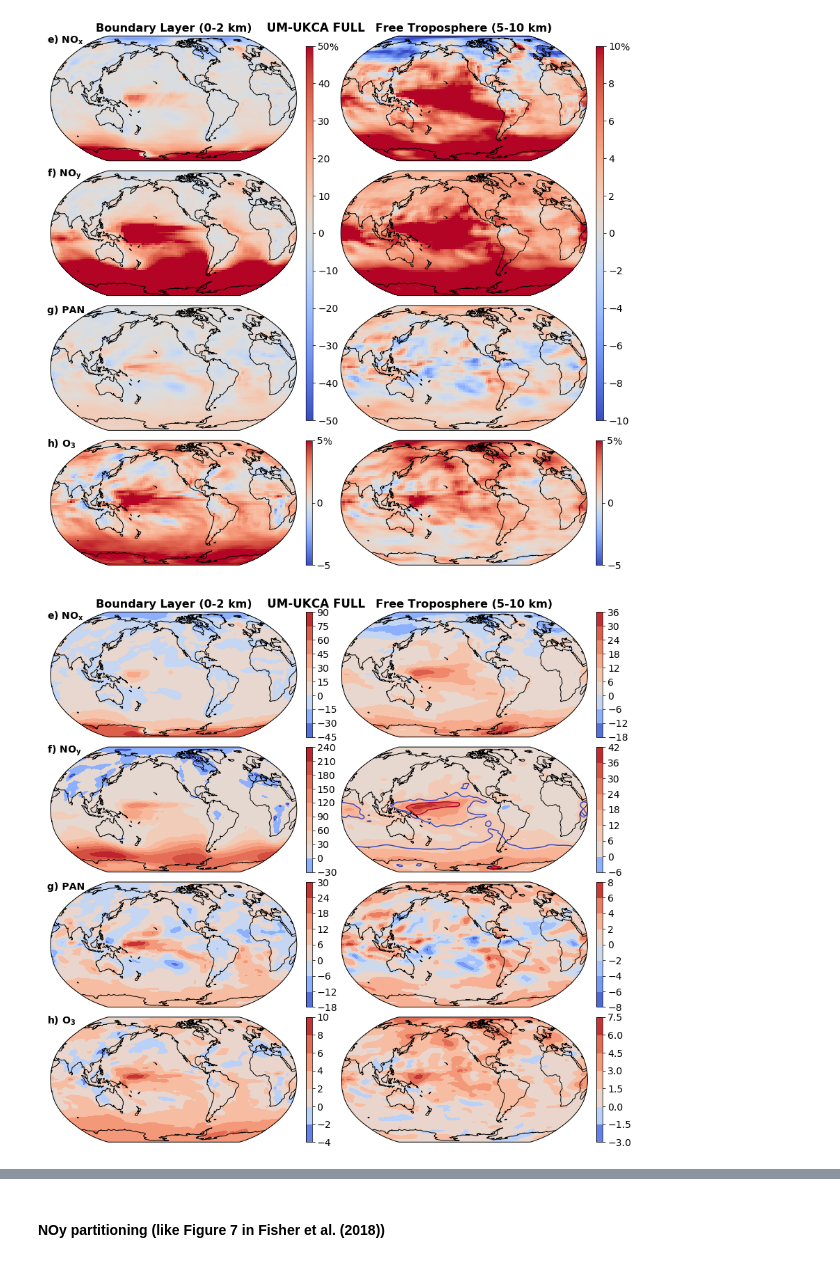
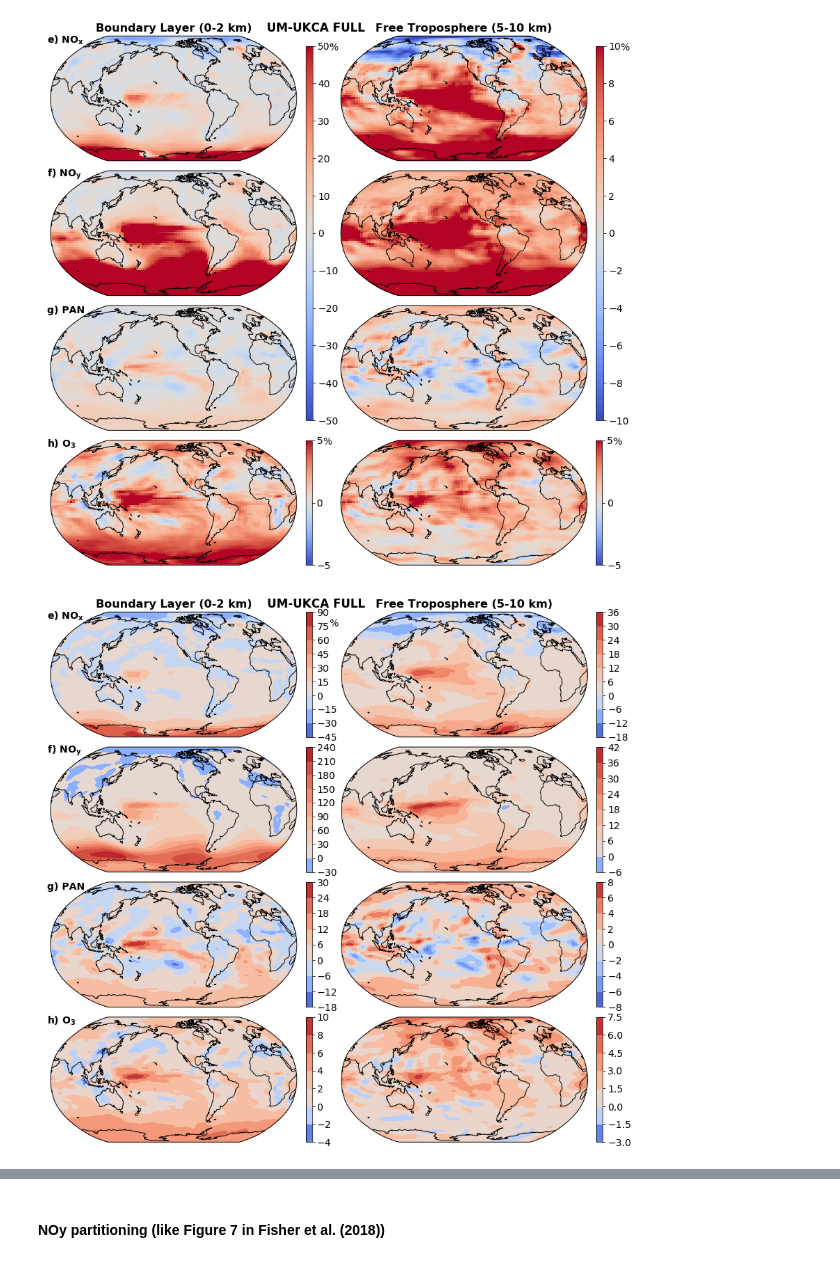
Before and after one commit to mzamyatina/phd_ukca, a Jupyter notebook: plt_xojn_ssn_Fisher2018-like.ipynb, the cells around one changed output, grey strips where cells are left out. Drawn from its saved outputs; the diff is of its cells as text; code cells hidden in the pictures.

Commit message:
update vars in plotting

```diff
--- a/plt_xojn_ssn_Fisher2018-like.ipynb
+++ b/plt_xojn_ssn_Fisher2018-like.ipynb
@@ -221,7 +221,7 @@ if var == 'diffs':
     base_etono2 = iris.load_cube(str(path_to_ukca / base_job / f'{base_job}_etono2.nc'), 'etono2')*(M_air/(VARIABLES['molar_mass']['etono2']))*1e12
     base_nprono2 = iris.load_cube(str(path_to_ukca / base_job / f'{base_job}_nprono2.nc'), 'nprono2')*(M_air/(VARIABLES['molar_mass']['nprono2']))*1e12
     base_iprono2 = iris.load_cube(str(path_to_ukca / base_job / f'{base_job}_iprono2.nc'), 'iprono2')*(M_air/(VARIABLES['molar_mass']['iprono2']))*1e12
-    base_o3 = iris.load_cube(str(path_to_ukca / base_job / f'{base_job}_o3.nc'), 'o3')*(M_air/(VARIABLES['molar_mass']['o3']))*1e12
+    base_o3 = iris.load_cube(str(path_to_ukca / base_job / f'{base_job}_o3.nc'), 'o3')*(M_air/(VARIABLES['molar_mass']['o3']))*1e9
 
     sens_no = iris.load_cube(str(path_to_ukca / job / f'{job}_no.nc'), 'no')*(M_air/(VARIABLES['molar_mass']['no']))*1e12
     sens_no2 = iris.load_cube(str(path_to_ukca / job / f'{job}_no2.nc'), 'no2')*(M_air/(VARIABLES['molar_mass']['no2']))*1e12
@@ -235,7 +235,7 @@ if var == 'diffs':
     sens_etono2 = iris.load_cube(str(path_to_ukca / job / f'{job}_etono2.nc'), 'etono2')*(M_air/(VARIABLES['molar_mass']['etono2']))*1e12
     sens_nprono2 = iris.load_cube(str(path_to_ukca / job / f'{job}_nprono2.nc'), 'nprono2')*(M_air/(VARIABLES['molar_mass']['nprono2']))*1e12
     sens_iprono2 = iris.load_cube(str(path_to_ukca / job / f'{job}_iprono2.nc'), 'iprono2')*(M_air/(VARIABLES['molar_mass']['iprono2']))*1e12
-    sens_o3 = iris.load_cube(str(path_to_ukca / job / f'{job}_o3.nc'), 'o3')*(M_air/(VARIABLES['molar_mass']['o3']))*1e12
+    sens_o3 = iris.load_cube(str(path_to_ukca / job / f'{job}_o3.nc'), 'o3')*(M_air/(VARIABLES['molar_mass']['o3']))*1e9
 
     base_nox = base_no.copy() + base_no2.copy()
     base_noy = base_no.copy() + base_no2.copy() + base_hono.copy() + base_ho2no2.copy() + base_hno3.copy() + base_n2o5.copy() + base_pan.copy() + base_ppan.copy() + base_meono2.copy() + base_etono2.copy() + base_nprono2.copy() + base_iprono2.copy()
@@ -300,6 +300,17 @@ if var == 'diffs':
     pan_ftr_ann_pct_diff = pan_ftr_ann_abs_diff/base_pan_ftr_ann*100
     o3_ftr_ann_pct_diff = o3_ftr_ann_abs_diff/base_o3_ftr_ann*100
     # Add a cyclic point
+    c_nox_pbl_ann_abs_diff, c_lons = cartopy.util.add_cyclic_point(nox_pbl_ann_abs_diff.data, coord=lons)
+    c_noy_pbl_ann_abs_diff = cartopy.util.add_cyclic_point(noy_pbl_ann_abs_diff.data)
+    c_pan_pbl_ann_abs_diff = cartopy.util.add_cyclic_point(pan_pbl_ann_abs_diff.data)
+    c_o3_pbl_ann_abs_diff = cartopy.util.add_cyclic_point(o3_pbl_ann_abs_diff.data)
+
+    c_nox_ftr_ann_abs_diff, c_lons = cartopy.util.add_cyclic_point(nox_ftr_ann_abs_diff.data, coord=lons)
+    c_noy_ftr_ann_abs_diff = cartopy.util.add_cyclic_point(noy_ftr_ann_abs_diff.data)
+    c_pan_ftr_ann_abs_diff = cartopy.util.add_cyclic_point(pan_ftr_ann_abs_diff.data)
+    c_o3_ftr_ann_abs_diff = cartopy.util.add_cyclic_point(o3_ftr_ann_abs_diff.data)
+
+
     c_nox_pbl_ann_pct_diff, c_lons = cartopy.util.add_cyclic_point(nox_pbl_ann_pct_diff.data, coord=lons)
     c_noy_pbl_ann_pct_diff = cartopy.util.add_cyclic_point(noy_pbl_ann_pct_diff.data)
     c_pan_pbl_ann_pct_diff = cartopy.util.add_cyclic_point(pan_pbl_ann_pct_diff.data)
@@ -354,7 +365,7 @@ if var == 'diffs':
     ax[3,0].add_artist(AnchoredText('h) $O_3$', loc='lower left', bbox_to_anchor=(-0.05, 0.85), bbox_transform=ax[3,0].transAxes, frameon=False, prop=dict(fontweight='bold')))
     for iax in ax.flatten(): iax.coastlines();
     fig.suptitle(f'UM-UKCA {exp}', weight='bold', x=0.535, y=0.9);
-    if savefig: fig.savefig(path_to_figs / f'Fisher2018-like_{exp.lower()}_pbl_ftr_{var}.png', bbox_inches='tight')
+    if savefig: fig.savefig(path_to_figs / f'Fisher2018-like_{exp.lower()}_pbl_ftr_{var}_pct.png', bbox_inches='tight')
 # %% [output]
 [figure]
 # %%
@@ -366,6 +377,7 @@ class MidpointNormalize(colors.Normalize):
         x, y = [self.vmin, self.midpoint, self.vmax], [0, 0.5, 1]
         return np.ma.masked_array(np.interp(value, x, y))
 # %%
+# Relative differences with individual colorbars
 if var == 'diffs':
     plt.rcParams['axes.titlesize'] = 16
     plt.rcParams['xtick.labelsize'] = 14
@@ -378,36 +390,36 @@ if var == 'diffs':
     p20 = ax[2,0].contourf(c_lons, lats, c_pan_pbl_ann_pct_diff.data, norm=MidpointNormalize(midpoint=0), transform=ccrs.PlateCarree(), cmap='coolwarm')
     p30 = ax[3,0].contourf(c_lons, lats, c_o3_pbl_ann_pct_diff.data, norm=MidpointNormalize(midpoint=0), transform=ccrs.PlateCarree(), cmap='coolwarm')
 
-    ax[1,0].contour(c_lons, lats, c_noy_pbl_ann_pct_diff.data, levels=[-5], transform=ccrs.PlateCarree(), cmap='coolwarm')
+#     ax[1,0].contour(c_lons, lats, c_noy_pbl_ann_pct_diff.data, levels=[-5], transform=ccrs.PlateCarree(), cmap='coolwarm')
 
     p01 = ax[0,1].contourf(c_lons, lats, c_nox_ftr_ann_pct_diff.data, norm=MidpointNormalize(midpoint=0), transform=ccrs.PlateCarree(), cmap='coolwarm')
     p11 = ax[1,1].contourf(c_lons, lats, c_noy_ftr_ann_pct_diff.data, norm=MidpointNormalize(midpoint=0), transform=ccrs.PlateCarree(), cmap='coolwarm')
     p21 = ax[2,1].contourf(c_lons, lats, c_pan_ftr_ann_pct_diff.data, norm=MidpointNormalize(midpoint=0), transform=ccrs.PlateCarree(), cmap='coolwarm')
     p31 = ax[3,1].contourf(c_lons, lats, c_o3_ftr_ann_pct_diff.data, norm=MidpointNormalize(midpoint=0), transform=ccrs.PlateCarree(), cmap='coolwarm')
 
-    ax[1,1].contour(c_lons, lats, c_noy_ftr_ann_pct_diff.data, levels=[10,24], transform=ccrs.PlateCarree(), cmap='coolwarm')
+#     ax[1,1].contour(c_lons, lats, c_noy_ftr_ann_pct_diff.data, levels=[10,24], transform=ccrs.PlateCarree(), cmap='coolwarm')
 
     cb00 = fig.colorbar(p00, ax=ax[0,0], pad=0.02)
     cb01 = fig.colorbar(p01, ax=ax[0,1], pad=0.02)
     cb10 = fig.colorbar(p10, ax=ax[1,0], pad=0.02)
     cb11 = fig.colorbar(p11, ax=ax[1,1], pad=0.02)
     cb20 = fig.colorbar(p20, ax=ax[2,0], pad=0.02)
     cb21 = fig.colorbar(p21, ax=ax[2,1], pad=0.02)
     cb30 = fig.colorbar(p30, ax=ax[3,0], pad=0.02)
     cb31 = fig.colorbar(p31, ax=ax[3,1], pad=0.02)
-#     fig.text(0.549, 0.86, '%')
+    fig.text(0.549, 0.86, '%')
 #     fig.text(0.855, 0.86, '%')
 #     fig.text(0.542, 0.297, '%')
 #     fig.text(0.847, 0.297, '%')
 
     ax[0,0].set_title('Boundary Layer (0-2 km)', weight='bold')
     ax[0,1].set_title('Free Troposphere (5-10 km)', weight='bold')
     ax[0,0].add_artist(AnchoredText('e) $NO_x$', loc='lower left', bbox_to_anchor=(-0.05, 0.85), bbox_transform=ax[0,0].transAxes, frameon=False, prop=dict(fontweight='bold')))
     ax[1,0].add_artist(AnchoredText('f) $NO_y$', loc='lower left', bbox_to_anchor=(-0.05, 0.85), bbox_transform=ax[1,0].transAxes, frameon=False, prop=dict(fontweight='bold')))
     ax[2,0].add_artist(AnchoredText('g) PAN', loc='lower left', bbox_to_anchor=(-0.05, 0.85), bbox_transform=ax[2,0].transAxes, frameon=False, prop=dict(fontweight='bold')))
     ax[3,0].add_artist(AnchoredText('h) $O_3$', loc='lower left', bbox_to_anchor=(-0.05, 0.85), bbox_transform=ax[3,0].transAxes, frameon=False, prop=dict(fontweight='bold')))
     for iax in ax.flatten(): iax.coastlines();
     fig.suptitle(f'UM-UKCA {exp}', weight='bold', x=0.535, y=0.9);
-#     if savefig: fig.savefig(path_to_figs / f'Fisher2018-like_{exp.lower()}_pbl_ftr_{var}_diffcbar.png', bbox_inches='tight')
+    if savefig: fig.savefig(path_to_figs / f'Fisher2018-like_{exp.lower()}_pbl_ftr_{var}_pct_diffcbar.png', bbox_inches='tight')
 # %% [output]
-[figure, old version]
+[figure, new version]
```
Also changed, not shown: parts of 2 cells of this notebook.
